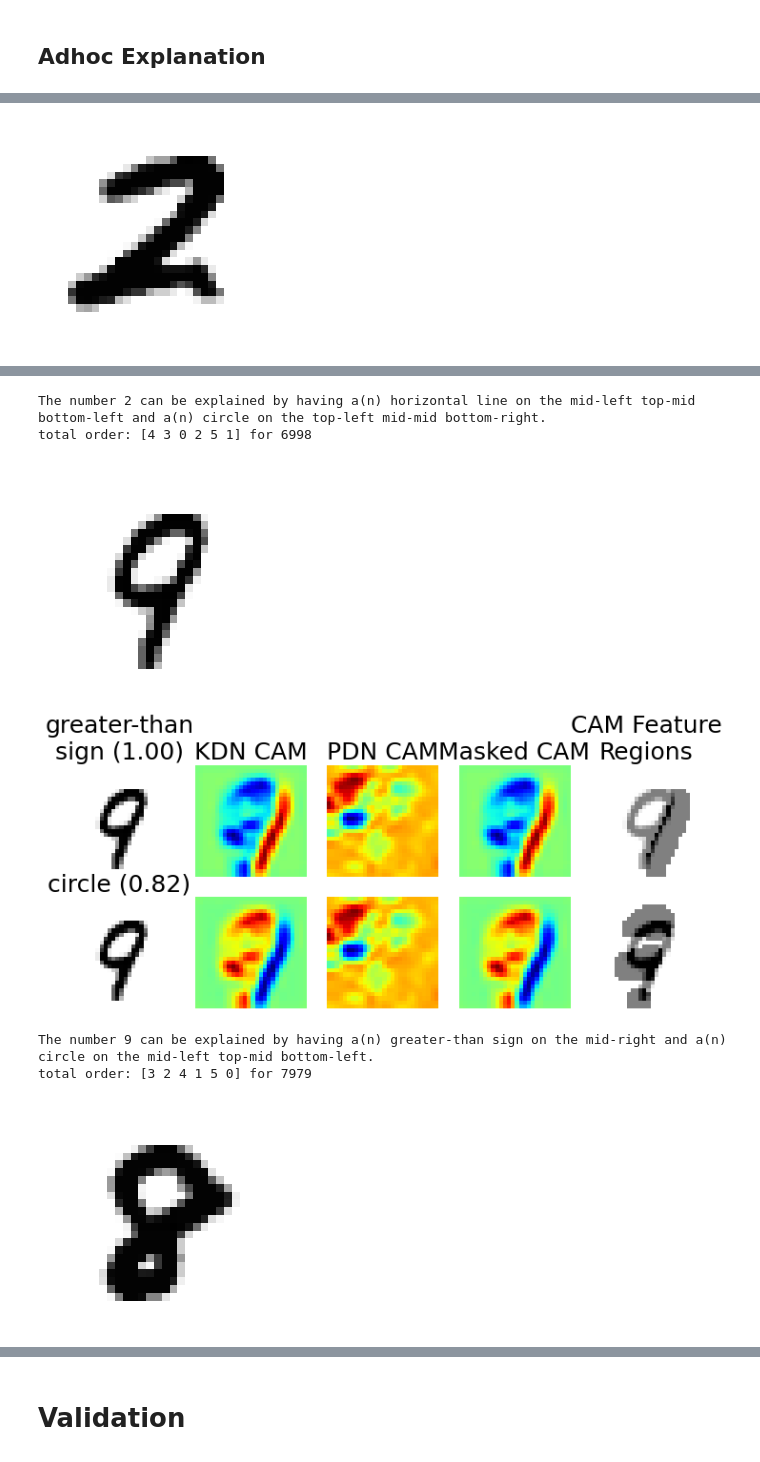
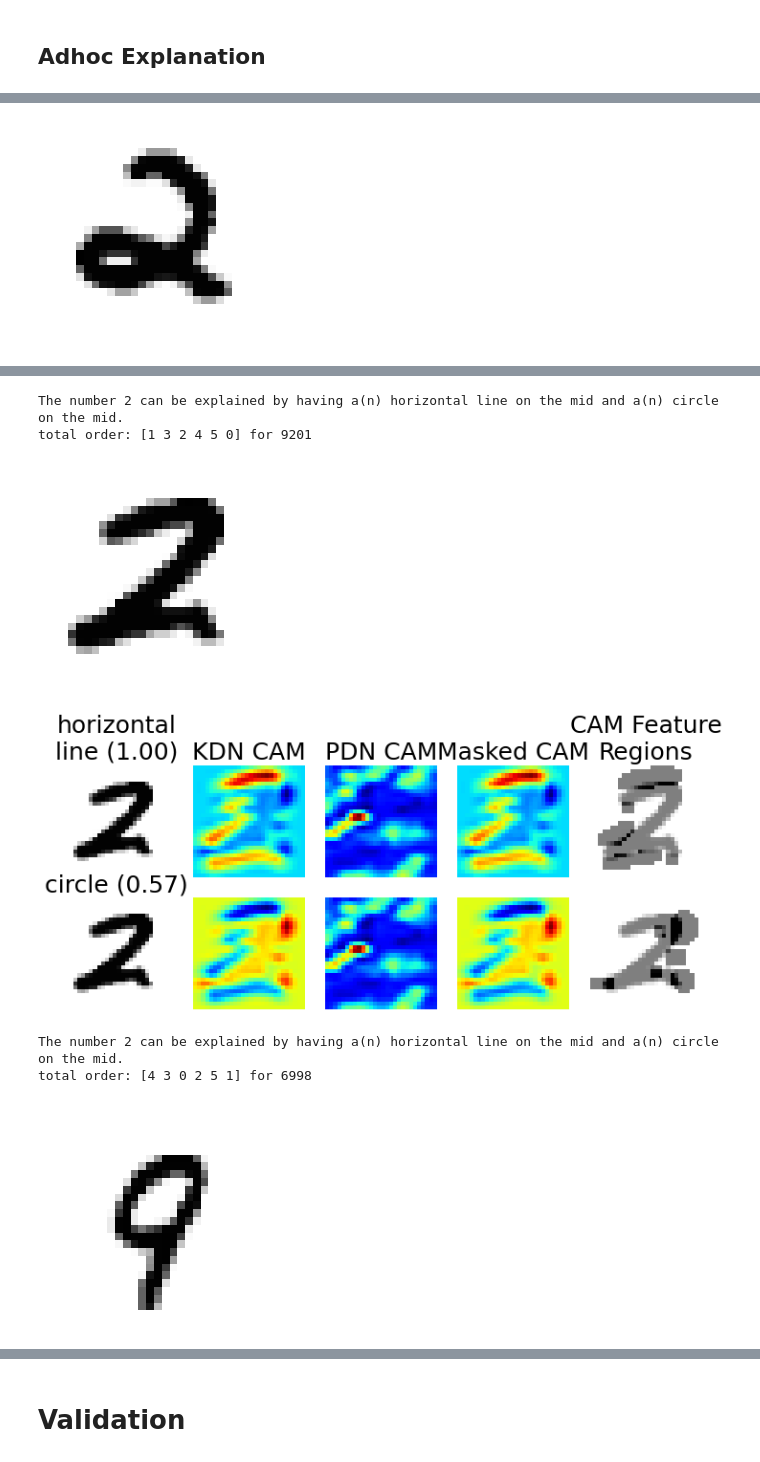
Before and after one commit to fsilvestrim/thesis, a Jupyter notebook: Geo_Cam.ipynb, the cells around one changed output, grey strips where cells are left out. Cells and saved outputs as stored; diff of their text form; code cells hidden in the pictures.

```diff
--- a/Geo_Cam.ipynb
+++ b/Geo_Cam.ipynb
@@ -1051,7 +1087,7 @@ plt.show()
 ## Adhoc Explanation
 # %%
 sample_id = -1
-for sample_id in [6311, 9201, 6998, 7979, 5886, 6124]:
+for sample_id in [8698, 6311, 9201, 6998, 7979, 5886, 6124]:
 # for sample_id in range(10):
   test_image, test_label, test_idx = get_sample(mnist_test, sample_id)
 
@@ -1091,11 +1127,14 @@ for sample_id in [6311, 9201, 6998, 7979, 5886, 6124]:
     if len(grid_positions) > 0:
       if len(explanation) > 0:
         explanation += " and"
-      explanation += f" a(n) {verbose_key} on the"
+      explanation += f" a(n) {verbose_key} on the "
 
-    for grid_position in grid_positions:
-      verbose_grid_pos = get_verbose_grid_position(*grid_position)
-      explanation += f" {verbose_grid_pos[1]}-{verbose_grid_pos[0]}"
+      explanation += get_verbose_unified_positions(grid_positions)
+      # explanation += " ("
+      # for grid_position in grid_positions:
+      #   verbose_grid_pos = get_verbose_grid_position(*grid_position)
+      #   explanation += f" {verbose_grid_pos[1]}-{verbose_grid_pos[0]}"
+      # explanation += " ) "
 
   print(f"The number {extras['predictions']} can be explained by having{explanation}.")
 # %% [output]
@@ -1107 +1146 @@ total order: [1 3 2 4 5 0] for 9201
-[figure, old version]
+[figure, new version]
@@ -1109,7 +1148,7 @@ total order: [1 3 2 4 5 0] for 9201
-The number 2 can be explained by having a(n) horizontal line on the mid-left top-mid bottom-left and a(n) circle on the top-left mid-mid bottom-right.
-total order: [4 3 0 2 5 1] for 6998
+The number 2 can be explained by having a(n) horizontal line on the mid and a(n) circle on the mid.
+total order: [1 3 2 4 5 0] for 9201
-[figure, old version]
+[figure, new version]
-[figure, old version]
+[figure, new version]
-The number 9 can be explained by having a(n) greater-than sign on the mid-right and a(n) circle on the mid-left top-mid bottom-left.
-total order: [3 2 4 1 5 0] for 7979
+The number 2 can be explained by having a(n) horizontal line on the mid and a(n) circle on the mid.
+total order: [4 3 0 2 5 1] for 6998
-[figure, old version]
+[figure, new version]
```
Also changed, not shown: parts of 13 cells of this notebook.
